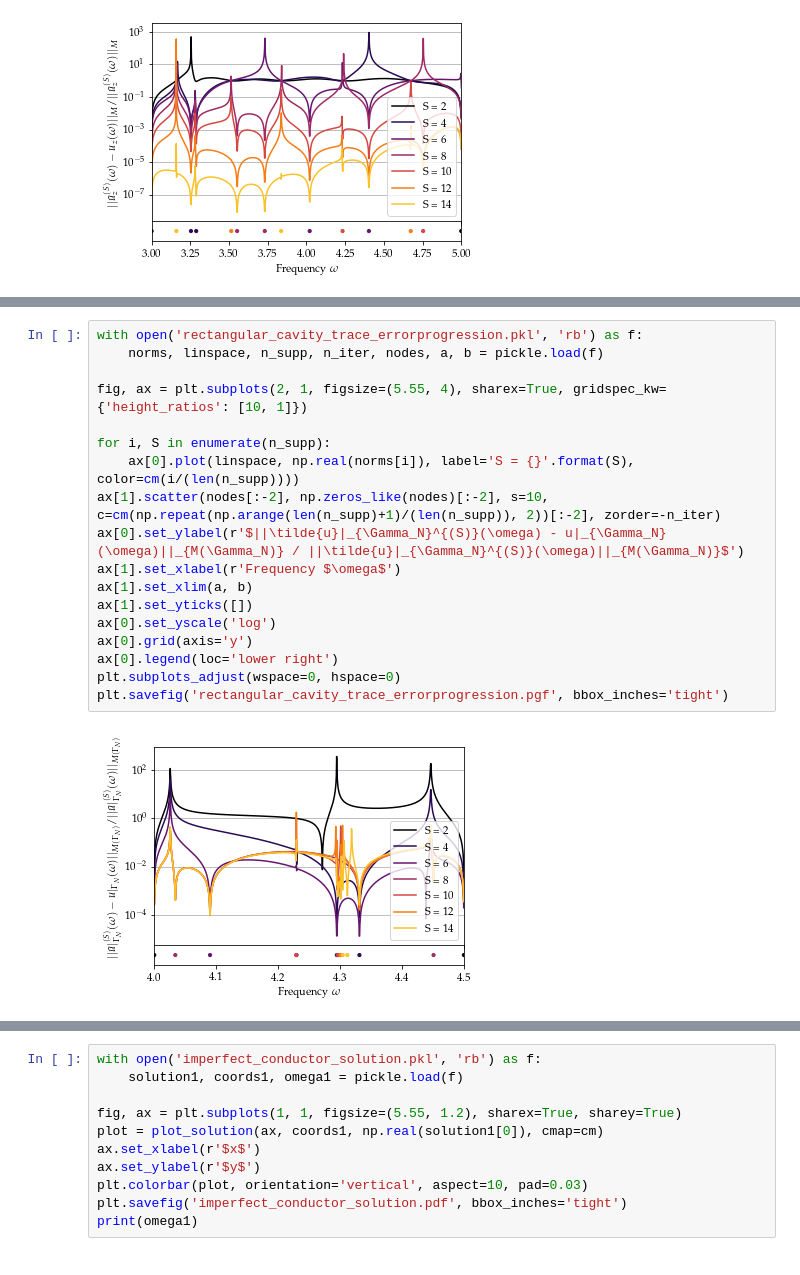
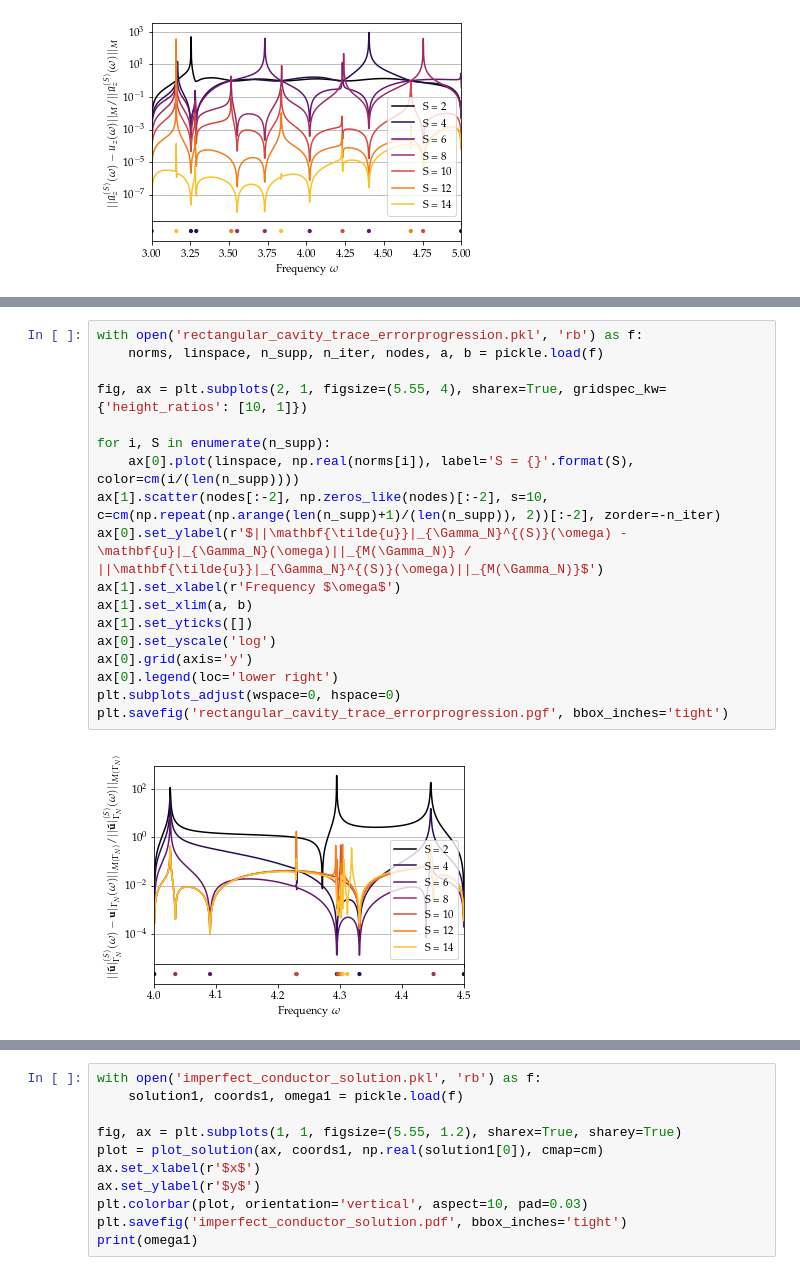
Before and after one commit to FMatti/Maxwell-MRI, a Jupyter notebook: report/plots/plots.ipynb, the cells around one changed output, grey strips where cells are left out. Drawn from its saved outputs; the diff is of its cells as text.

Commit message:
adjust figure labels

```diff
--- a/report/plots/plots.ipynb
+++ b/report/plots/plots.ipynb
@@ -134,23 +134,23 @@ plt.savefig('rectangular_cavity_suppression.pgf', bbox_inches='tight')
 # %%
 with open('rectangular_cavity_trace_errorprogression.pkl', 'rb') as f:
     norms, linspace, n_supp, n_iter, nodes, a, b = pickle.load(f)
 
 fig, ax = plt.subplots(2, 1, figsize=(5.55, 4), sharex=True, gridspec_kw={'height_ratios': [10, 1]})
 
 for i, S in enumerate(n_supp):
     ax[0].plot(linspace, np.real(norms[i]), label='S = {}'.format(S), color=cm(i/(len(n_supp))))
 ax[1].scatter(nodes[:-2], np.zeros_like(nodes)[:-2], s=10, c=cm(np.repeat(np.arange(len(n_supp)+1)/(len(n_supp)), 2))[:-2], zorder=-n_iter)
-ax[0].set_ylabel(r'$||\tilde{u}|_{\Gamma_N}^{(S)}(\omega) - u|_{\Gamma_N}(\omega)||_{M(\Gamma_N)} / ||\tilde{u}|_{\Gamma_N}^{(S)}(\omega)||_{M(\Gamma_N)}$')
+ax[0].set_ylabel(r'$||\mathbf{\tilde{u}}|_{\Gamma_N}^{(S)}(\omega) - \mathbf{u}|_{\Gamma_N}(\omega)||_{M(\Gamma_N)} / ||\mathbf{\tilde{u}}|_{\Gamma_N}^{(S)}(\omega)||_{M(\Gamma_N)}$')
 ax[1].set_xlabel(r'Frequency $\omega$')
 ax[1].set_xlim(a, b)
 ax[1].set_yticks([])
 ax[0].set_yscale('log')
 ax[0].grid(axis='y')
 ax[0].legend(loc='lower right')
 plt.subplots_adjust(wspace=0, hspace=0)
 plt.savefig('rectangular_cavity_trace_errorprogression.pgf', bbox_inches='tight')
 # %% [output]
-[figure, old version]
+[figure, new version]
 # %%
 with open('rectangular_cubby_trace_errorprogression.pkl', 'rb') as f:
     norms, linspace, n_supp, n_iter, nodes, a, b = pickle.load(f)
```
Also changed, not shown: parts of 3 cells of this notebook, 7 other files.
